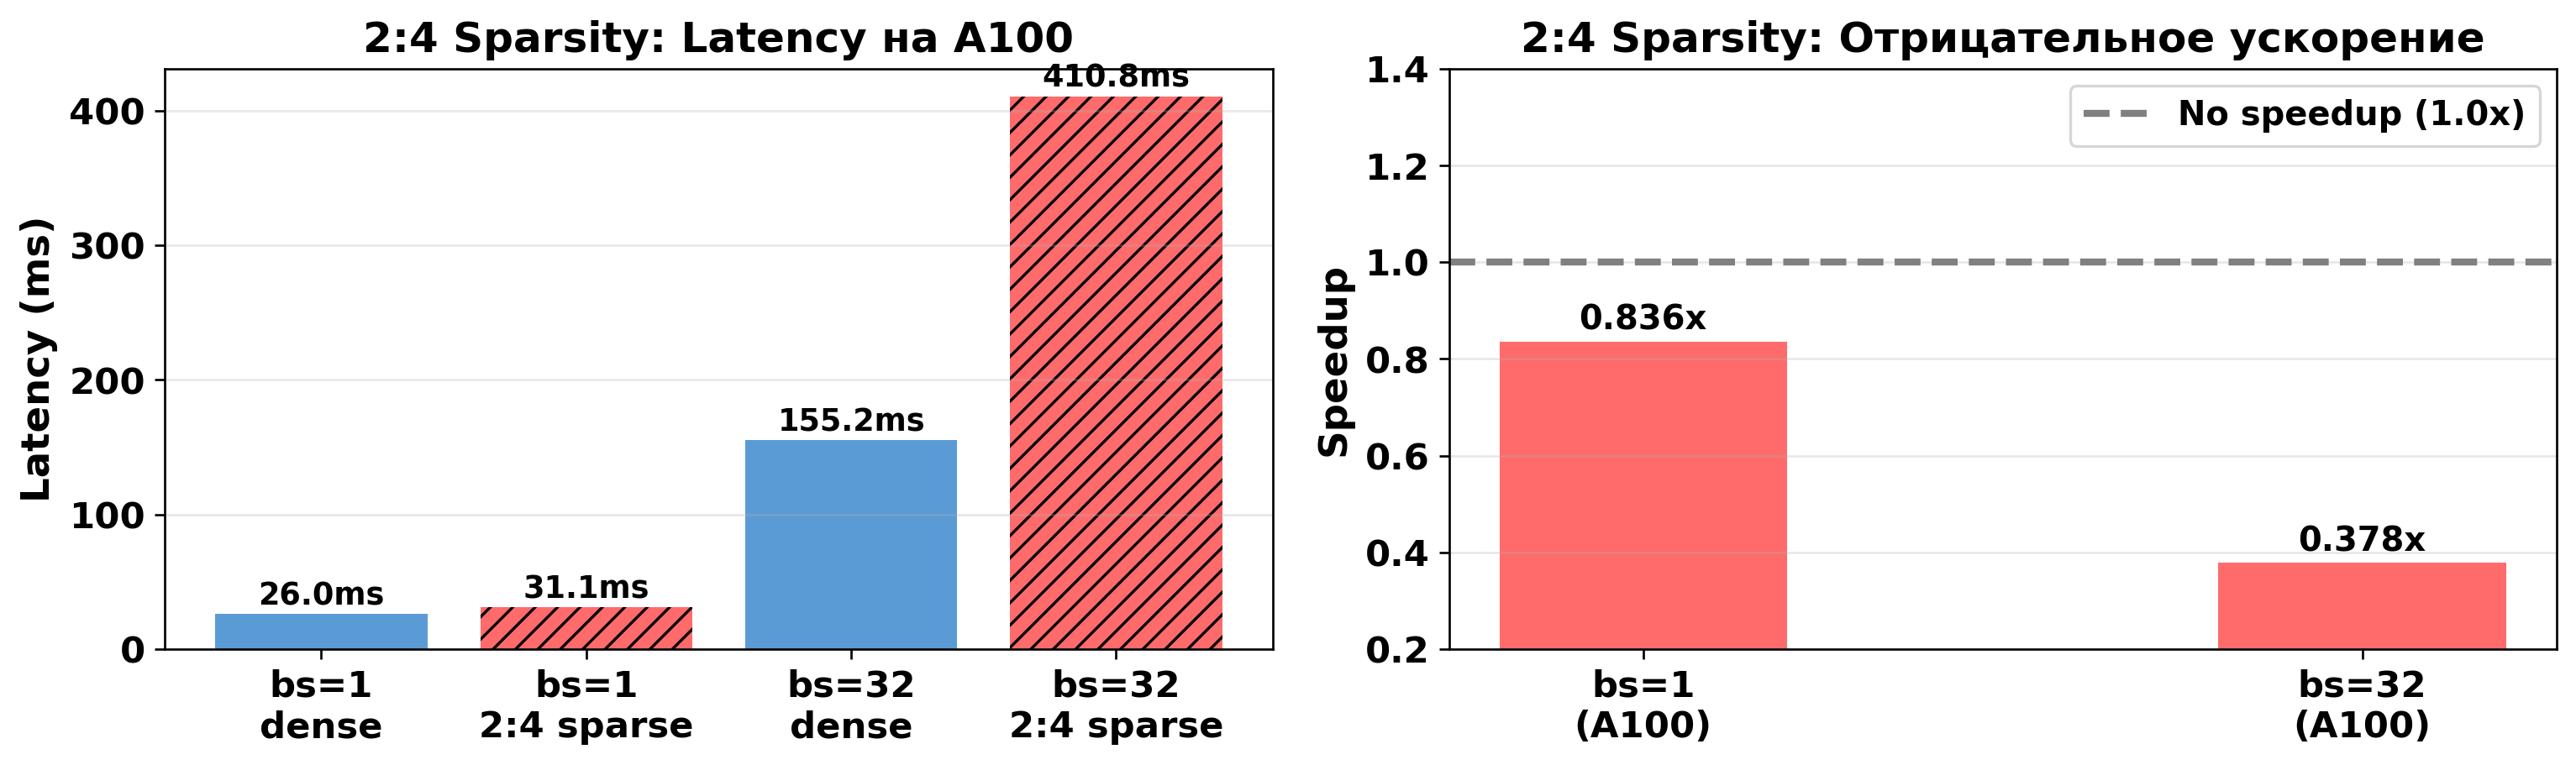
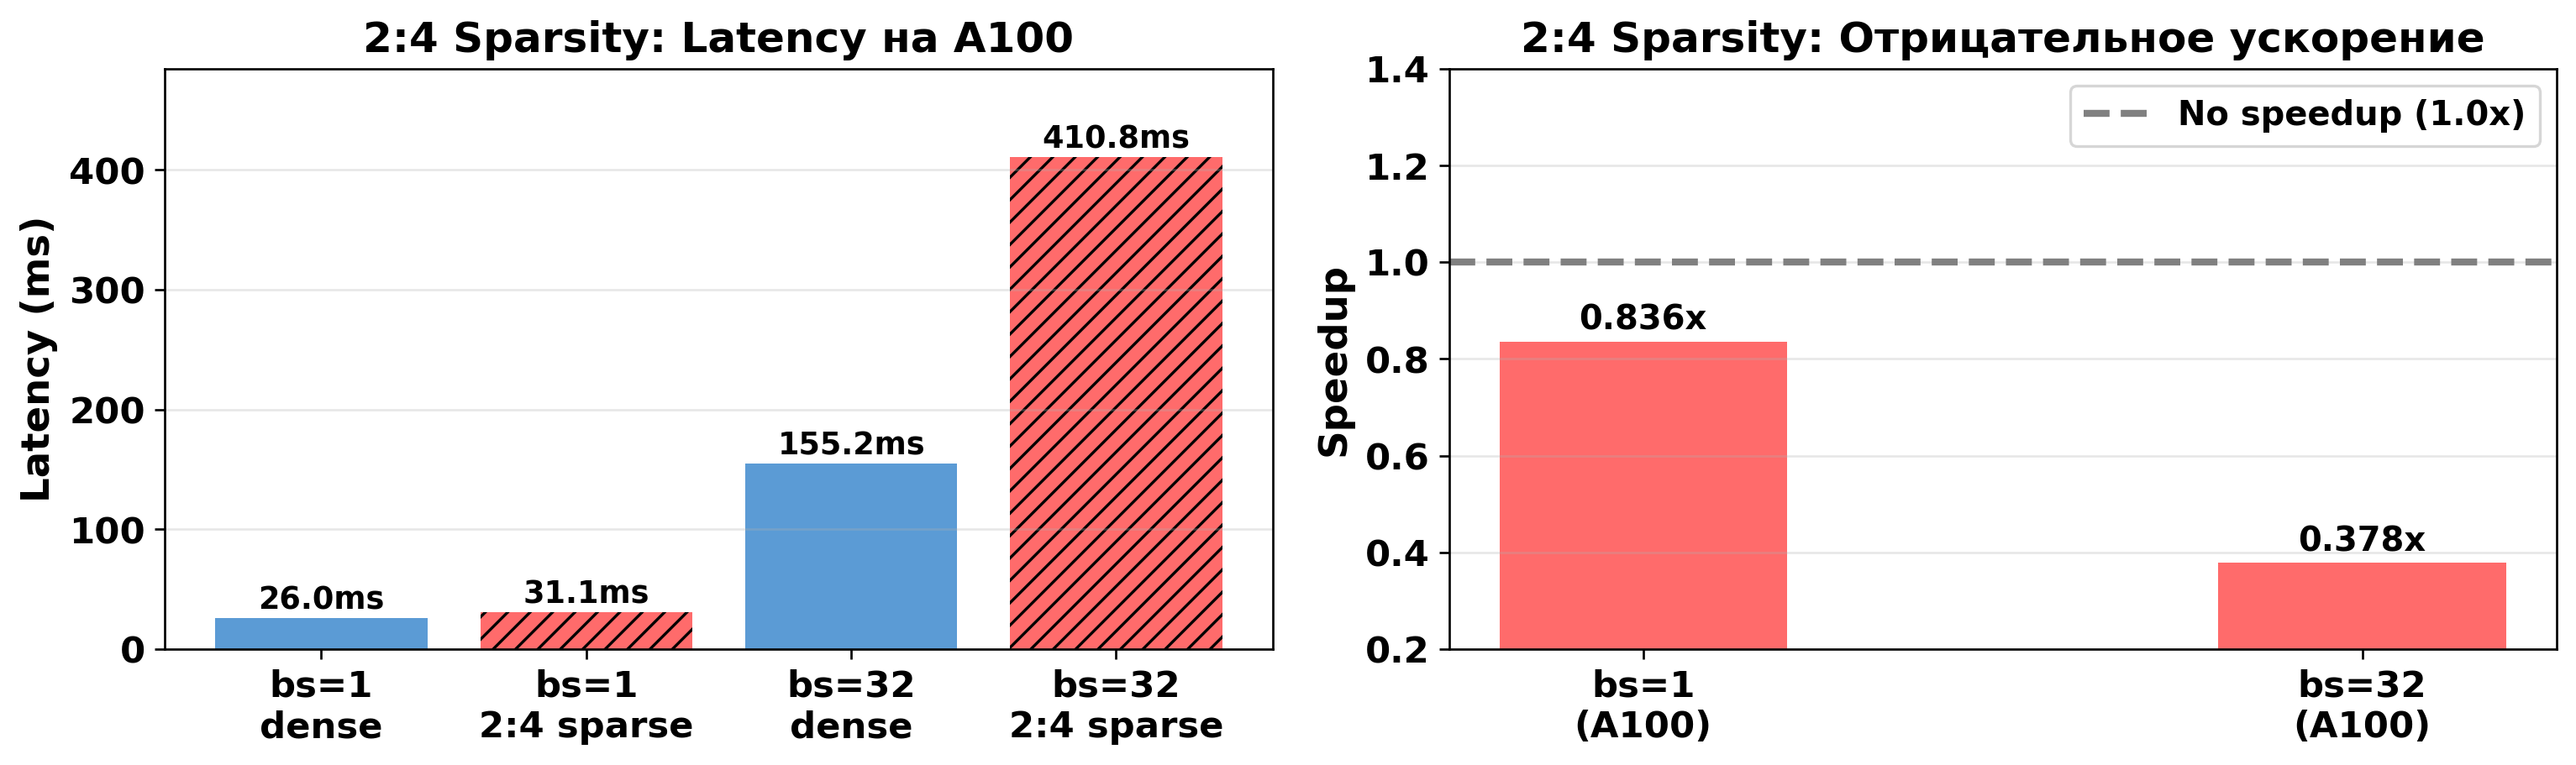
The notebook cell's code change between the first figure and the second:
--- before
+++ after
@@ -40,4 +40,9 @@
 
 fig.tight_layout()
+
+_plot_dir = Path('../results/plots/andrey')
+_plot_dir.mkdir(parents=True, exist_ok=True)
+fig.savefig(_plot_dir / 'sparse_244.png', dpi=150, bbox_inches='tight')
+print(f'Saved: {_plot_dir / "sparse_244.png"}')
 plt.show()
 

Commit: add notebook and figures